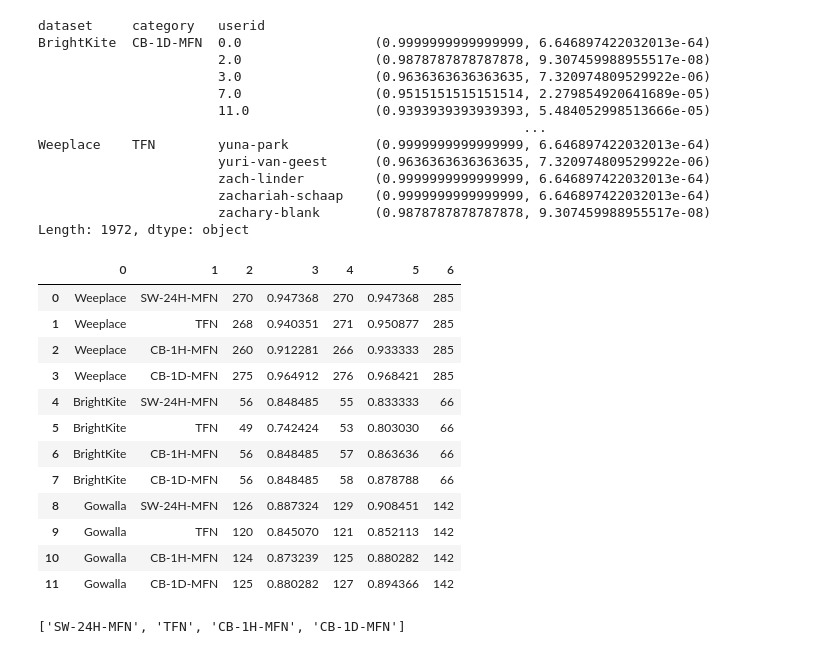
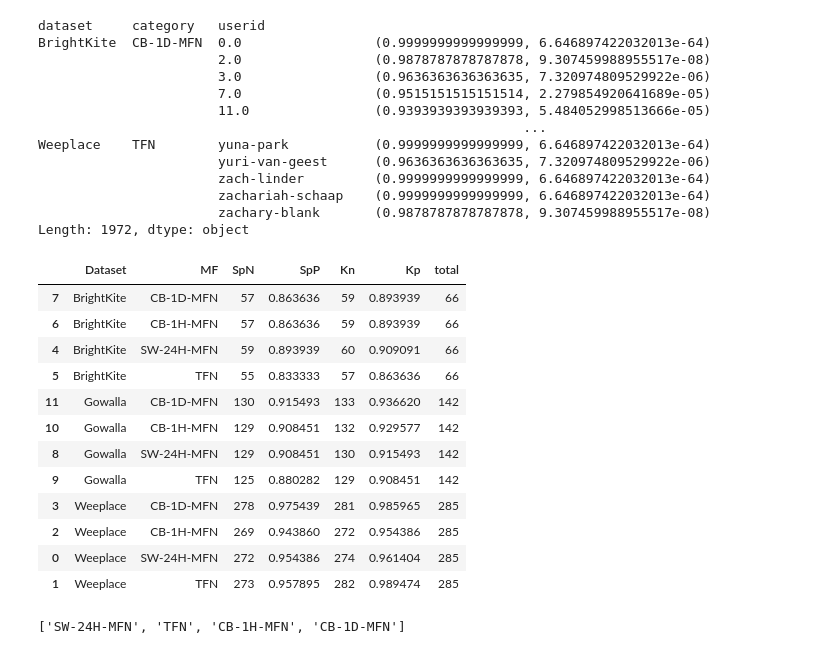
Before and after one commit to Magica-Chen/social-predictability, a Jupyter notebook: StatisticsForPaper.ipynb, the cells around one changed output. Cells and saved outputs as stored; diff of their text form; code cells hidden in the pictures.

```diff
--- a/StatisticsForPaper.ipynb
+++ b/StatisticsForPaper.ipynb
@@ -74,10 +82,10 @@ for ds in ds_list:
         coef_sm, p_sm = spearmanr(rank, Pi_alters_ratio)
         coef_kd, p_kd = kendalltau(rank, Pi_alters_ratio)
 
-        if (coef_sm > 0) & (p_sm < 0.01):
+        if (coef_sm > 0) & (p_sm < 0.05):
             count_sm +=1
 
-        if (coef_kd > 0) & (p_kd < 0.01):
+        if (coef_kd > 0) & (p_kd < 0.05):
             count_kd +=1
 
     print(ds, count_sm, count_sm/len(ur_ds), count_kd, count_kd/len(ur_ds),len(ur_ds))
@@ -140,30 +148,36 @@ for ds in ds_list:
             mannwhitneyu
 
 
-            if (coef_sm > 0) & (p_sm < 0.01):
+            if (coef_sm > 0) & (p_sm < 0.05):
                 count_sm +=1
 
-            if (coef_kd > 0) & (p_kd < 0.01):
+            if (coef_kd > 0) & (p_kd < 0.05):
                 count_kd +=1
 
 #         print(ds, cat, count_sm, count_sm/len(ur_ds), count_kd, count_kd/len(ur_ds),len(ur_ds))
         result.append([ds, cat, count_sm, count_sm/len(ur_ds), count_kd, count_kd/len(ur_ds),len(ur_ds)])
-
-pd.DataFrame(result)
-# %% [output]
-|  | 0 | 1 | 2 | 3 | 4 | 5 | 6 |
-| 0 | Weeplace | SW-24H-MFN | 270 | 0.947368 | 270 | 0.947368 | 285 |
-| 1 | Weeplace | TFN | 268 | 0.940351 | 271 | 0.950877 | 285 |
-| 2 | Weeplace | CB-1H-MFN | 260 | 0.912281 | 266 | 0.933333 | 285 |
-| 3 | Weeplace | CB-1D-MFN | 275 | 0.964912 | 276 | 0.968421 | 285 |
-| 4 | BrightKite | SW-24H-MFN | 56 | 0.848485 | 55 | 0.833333 | 66 |
-| 5 | BrightKite | TFN | 49 | 0.742424 | 53 | 0.803030 | 66 |
-| 6 | BrightKite | CB-1H-MFN | 56 | 0.848485 | 57 | 0.863636 | 66 |
-| 7 | BrightKite | CB-1D-MFN | 56 | 0.848485 | 58 | 0.878788 | 66 |
-| 8 | Gowalla | SW-24H-MFN | 126 | 0.887324 | 129 | 0.908451 | 142 |
-| 9 | Gowalla | TFN | 120 | 0.845070 | 121 | 0.852113 | 142 |
-| 10 | Gowalla | CB-1H-MFN | 124 | 0.873239 | 125 | 0.880282 | 142 |
-| 11 | Gowalla | CB-1D-MFN | 125 | 0.880282 | 127 | 0.894366 | 142 |
+# %%
+pd.DataFrame(result, columns = ['Dataset',
+                                'MF',
+                               'SpN',
+                               'SpP',
+                               'Kn',
+                                'Kp',
+                                'total']).sort_values(['Dataset', 'MF'])
+# %% [output]
+|  | Dataset | MF | SpN | SpP | Kn | Kp | total |
+| 7 | BrightKite | CB-1D-MFN | 57 | 0.863636 | 59 | 0.893939 | 66 |
+| 6 | BrightKite | CB-1H-MFN | 57 | 0.863636 | 59 | 0.893939 | 66 |
+| 4 | BrightKite | SW-24H-MFN | 59 | 0.893939 | 60 | 0.909091 | 66 |
+| 5 | BrightKite | TFN | 55 | 0.833333 | 57 | 0.863636 | 66 |
+| 11 | Gowalla | CB-1D-MFN | 130 | 0.915493 | 133 | 0.936620 | 142 |
+| 10 | Gowalla | CB-1H-MFN | 129 | 0.908451 | 132 | 0.929577 | 142 |
+| 8 | Gowalla | SW-24H-MFN | 129 | 0.908451 | 130 | 0.915493 | 142 |
+| 9 | Gowalla | TFN | 125 | 0.880282 | 129 | 0.908451 | 142 |
+| 3 | Weeplace | CB-1D-MFN | 278 | 0.975439 | 281 | 0.985965 | 285 |
+| 2 | Weeplace | CB-1H-MFN | 269 | 0.943860 | 272 | 0.954386 | 285 |
+| 0 | Weeplace | SW-24H-MFN | 272 | 0.954386 | 274 | 0.961404 | 285 |
+| 1 | Weeplace | TFN | 273 | 0.957895 | 282 | 0.989474 | 285 |
 # %%
 category
 # %% [output]
```
Also changed, not shown: parts of 5 cells of this notebook, 9 other files.
